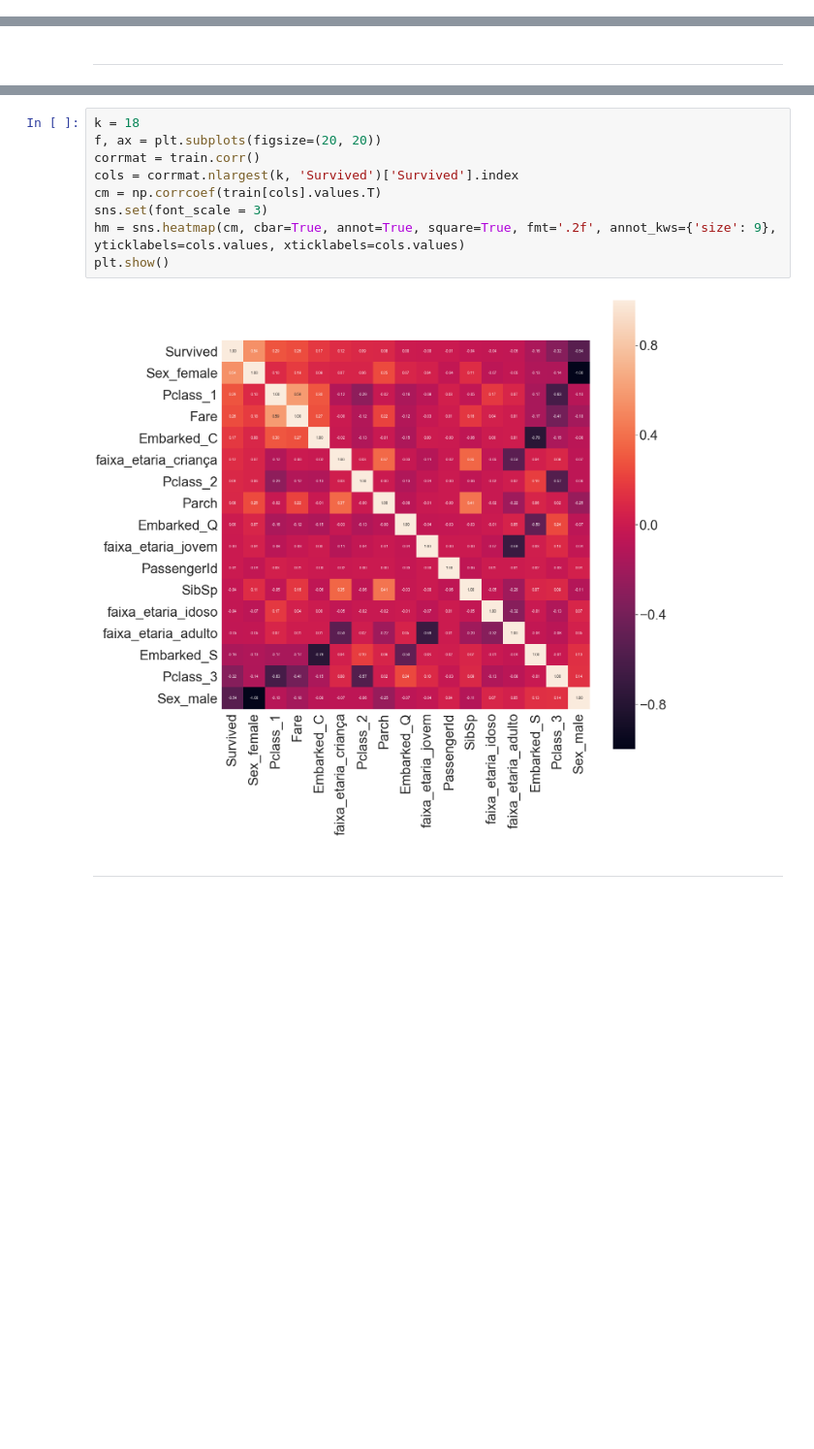
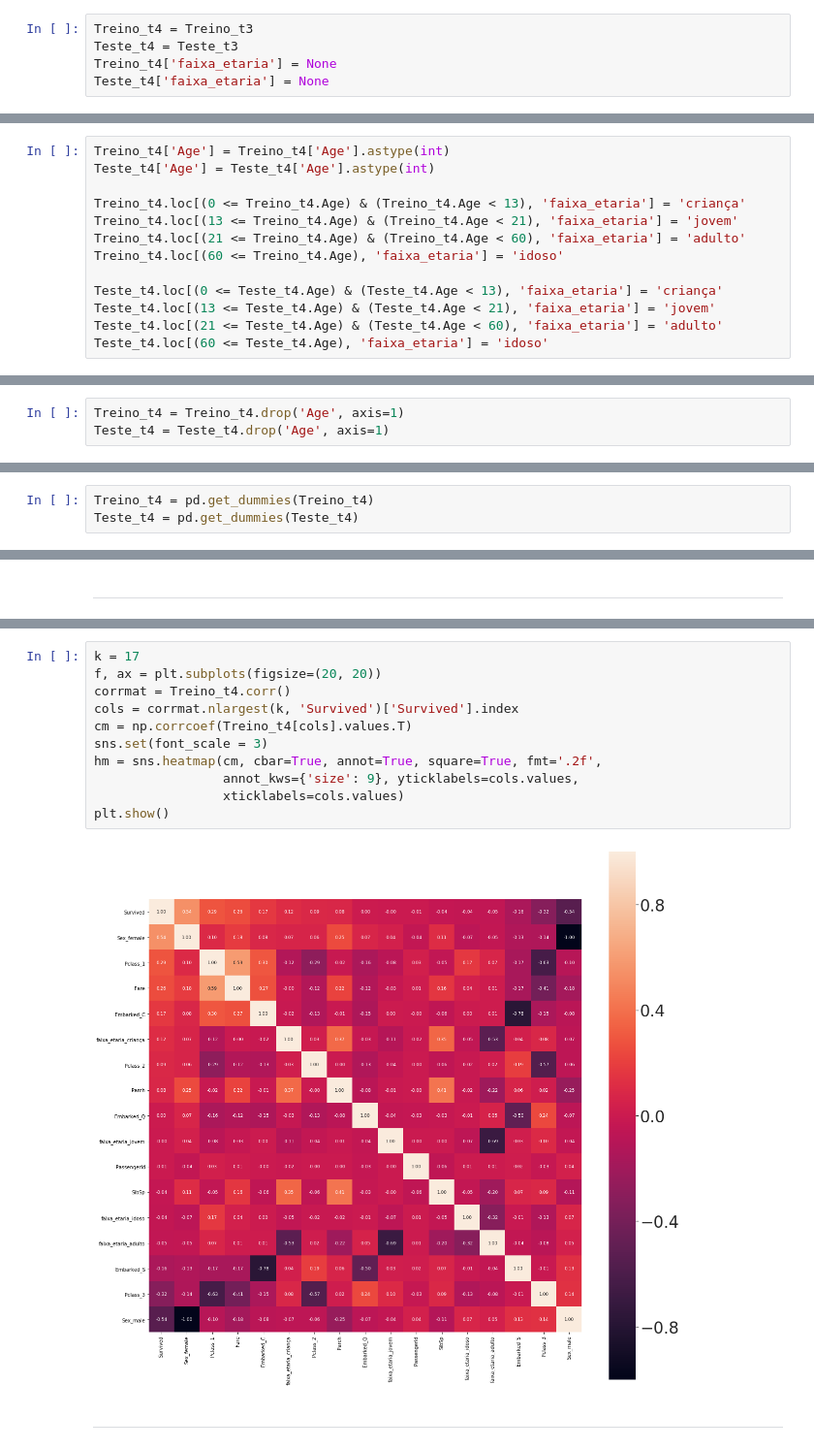
Before and after one commit to DiegoAbreu/Kaggle-Titanic, a Jupyter notebook: Kg-titanic.ipynb, the cells around one changed output, grey strips where cells are left out. Shown at 97% size. Drawn from its saved outputs; the diff is of its cells as text; blank space fills up the shorter version.

```diff
--- a/Kg-titanic.ipynb
+++ b/Kg-titanic.ipynb
@@ -146,0 +243,5 @@ teste_t3 = pd.get_dummies(teste_t3)
+# %%
+Treino_t4 = Treino_t3
+Teste_t4 = Teste_t3
+Treino_t4['faixa_etaria'] = None
+Teste_t4['faixa_etaria'] = None
@@ -146,0 +250,13 @@ teste_t3 = pd.get_dummies(teste_t3)
+# %%
+Treino_t4['Age'] = Treino_t4['Age'].astype(int)
+Teste_t4['Age'] = Teste_t4['Age'].astype(int)
+
+Treino_t4.loc[(0 <= Treino_t4.Age) & (Treino_t4.Age < 13), 'faixa_etaria'] = 'criança'
+Treino_t4.loc[(13 <= Treino_t4.Age) & (Treino_t4.Age < 21), 'faixa_etaria'] = 'jovem'
+Treino_t4.loc[(21 <= Treino_t4.Age) & (Treino_t4.Age < 60), 'faixa_etaria'] = 'adulto'
+Treino_t4.loc[(60 <= Treino_t4.Age), 'faixa_etaria'] = 'idoso'
+
+Teste_t4.loc[(0 <= Teste_t4.Age) & (Teste_t4.Age < 13), 'faixa_etaria'] = 'criança'
+Teste_t4.loc[(13 <= Teste_t4.Age) & (Teste_t4.Age < 21), 'faixa_etaria'] = 'jovem'
+Teste_t4.loc[(21 <= Teste_t4.Age) & (Teste_t4.Age < 60), 'faixa_etaria'] = 'adulto'
+Teste_t4.loc[(60 <= Teste_t4.Age), 'faixa_etaria'] = 'idoso'
@@ -146,0 +265,3 @@ teste_t3 = pd.get_dummies(teste_t3)
+# %%
+Treino_t4 = Treino_t4.drop('Age', axis=1)
+Teste_t4 = Teste_t4.drop('Age', axis=1)
@@ -146,0 +286,3 @@ teste_t3 = pd.get_dummies(teste_t3)
+# %%
+Treino_t4 = pd.get_dummies(Treino_t4)
+Teste_t4 = pd.get_dummies(Teste_t4)
@@ -167,13 +474,15 @@ len(data_t3.columns)
 # %%
-k = 18
+k = 17
 f, ax = plt.subplots(figsize=(20, 20))
-corrmat = train.corr()
+corrmat = Treino_t4.corr()
 cols = corrmat.nlargest(k, 'Survived')['Survived'].index
-cm = np.corrcoef(train[cols].values.T)
+cm = np.corrcoef(Treino_t4[cols].values.T)
 sns.set(font_scale = 3)
-hm = sns.heatmap(cm, cbar=True, annot=True, square=True, fmt='.2f', annot_kws={'size': 9}, yticklabels=cols.values, xticklabels=cols.values)
+hm = sns.heatmap(cm, cbar=True, annot=True, square=True, fmt='.2f',
+                 annot_kws={'size': 9}, yticklabels=cols.values,
+                 xticklabels=cols.values)
 plt.show()
 # %% [output]
-[figure, old version]
+[figure, new version]
 # %% [markdown]
 ***
```
Also changed, not shown: parts of 132 cells of this notebook.
